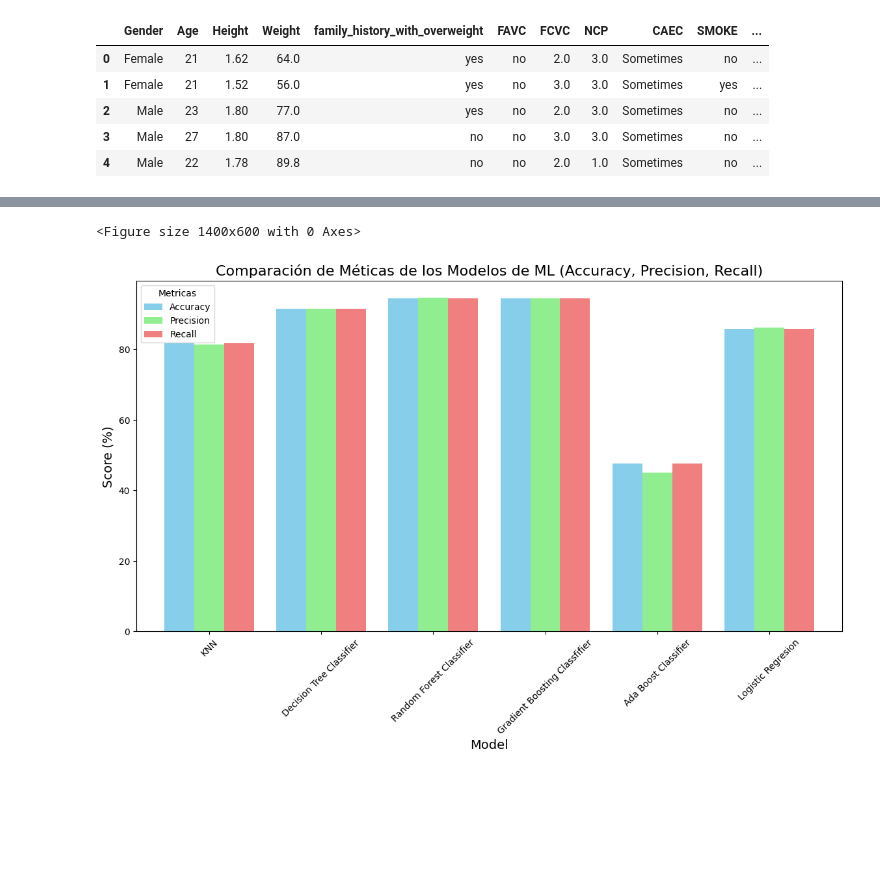
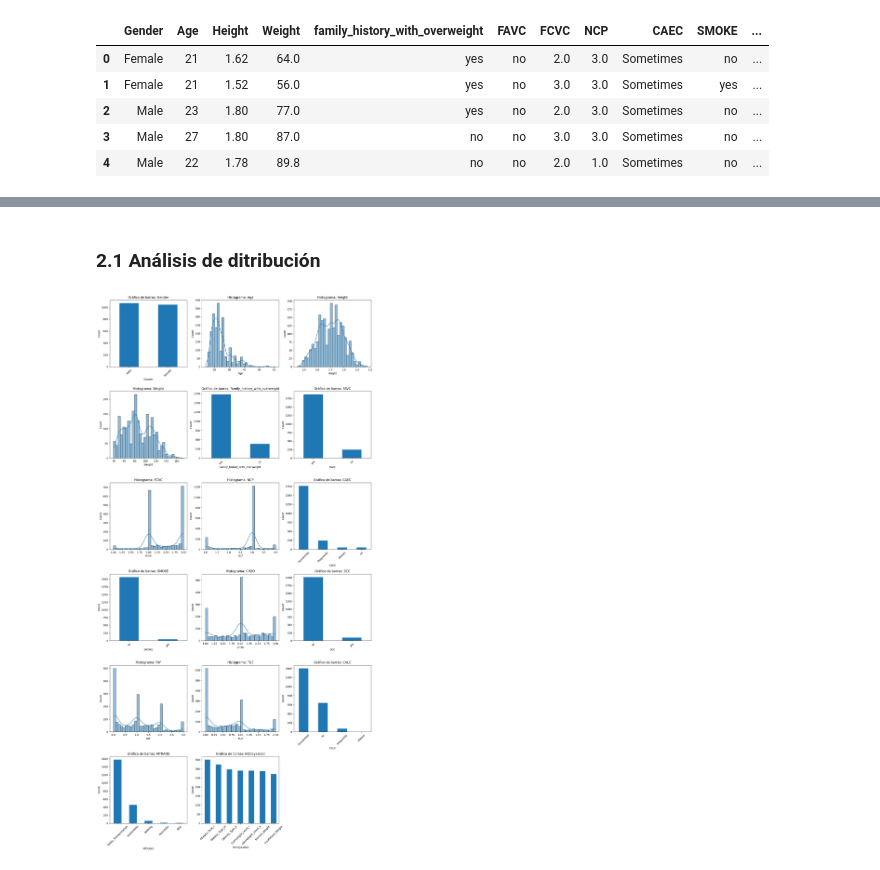
Before and after one commit to electrojam/Data-Analysis-and-Prediction-Obesity, a Jupyter notebook: prediccion_de_obesidad.ipynb, the cells around one changed output, grey strips where cells are left out. Drawn from its saved outputs; the diff is of its cells as text; code cells hidden in the pictures; blank space fills up the shorter version.

```diff
--- a/prediccion_de_obesidad.ipynb
+++ b/prediccion_de_obesidad.ipynb
@@ -209,20 +101,0 @@ df['Main_meals_day'] = df['Main_meals_day'].astype('int')
-# %%
-#Graficamos la ditribución de los datos de todas las variables
-
-fig, axes = plt.subplots(nrows=6, ncols=3, figsize=(20, 40))
-axes = axes.flatten()
-
-for i, column in enumerate(df.columns):
-  sns.histplot(df[column], kde=True, stat='density', ax=axes[i])
-  axes[i].set_title(column)
-  axes[i].set_xlabel('')
-  axes[i].set_ylabel('Frecuencia')
-  axes[i].tick_params(axis='x', rotation=65)
-  #axes[i].set_ylim(emit=True, auto=True)
-
-for j in range(len(df.columns), len(axes)):
-  axes[j].axis('off')
-
-plt.tight_layout()
-
-plt.show()
@@ -445,16 +102,36 @@ for name, clf in models.items():
-# %%
-# Calculamos y visualizamos las métricas de los modelos de ML
-# en una sola gráfica de barras
-
-metrics_df = pd.DataFrame(metrics)
-plt.figure(figsize=(14,6))
-metrics_df.set_index("Model").plot(kind='bar', width=0.8, figsize=(14,7), color=["skyblue", "lightgreen", "lightcoral"])
-plt.title("Comparación de Méticas de los Modelos de ML (Accuracy, Precision, Recall)", fontsize=16)
-plt.ylabel("Score (%)", fontsize=14)
-plt.xlabel("Model", fontsize=14)
-plt.xticks(rotation=45)
-plt.legend(title="Metricas", loc="upper left")
-plt.show()
-# %% [output]
-<Figure size 1400x600 with 0 Axes>
-[figure, removed]
+# %% [markdown]
+### 2.1 Análisis de ditribución
+# %%
+# Análisis de distribución
+#Graficamos la ditribución de los datos de todas las variables
+
+# definos tamaño de la grilla
+n_cols = 3
+n_rows = (len(df.columns) + n_cols - 1) // n_cols
+
+# creamos figura y axes
+fig, axes = plt.subplots(nrows=n_rows, ncols=n_cols, figsize=(15, 5 * n_rows))
+axes = axes.flatten()
+
+# Iteramos a través de las columnas del df
+for i, column in enumerate(df.columns):
+  ax = axes[i]
+  if df[column].dtype in ["float64", "int64"]:
+    # Histograma de columnas numéricas
+    sns.histplot(df[column], kde=True, ax=ax, bins=30)
+    ax.set_title(f"Histograma: {column}")
+  else:
+    # Gráfico de barras columnas categóricas
+    df[column].value_counts().plot(kind="bar", ax=ax)
+    ax.set_title(f"Gráfico de barras: {column}")
+    ax.set_xticklabels(ax.get_xticklabels(), rotation=45)
+    ax.set_ylabel("Count")
+
+# Removemos subplots vacíios si hay
+for j in range(len(df.columns), len(axes)):
+  fig.delaxes(axes[j])
+
+plt.tight_layout()
+plt.show()
+# %% [output]
+[figure, added]
```
Also changed, not shown: parts of 58 cells of this notebook.
